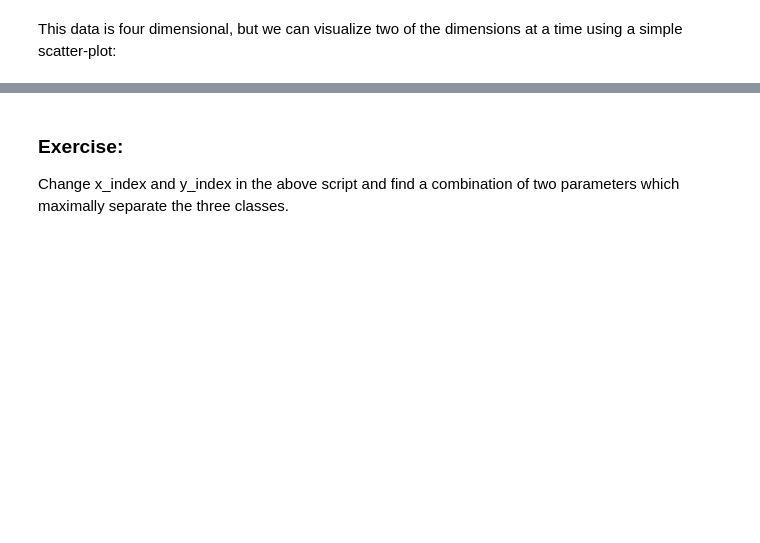
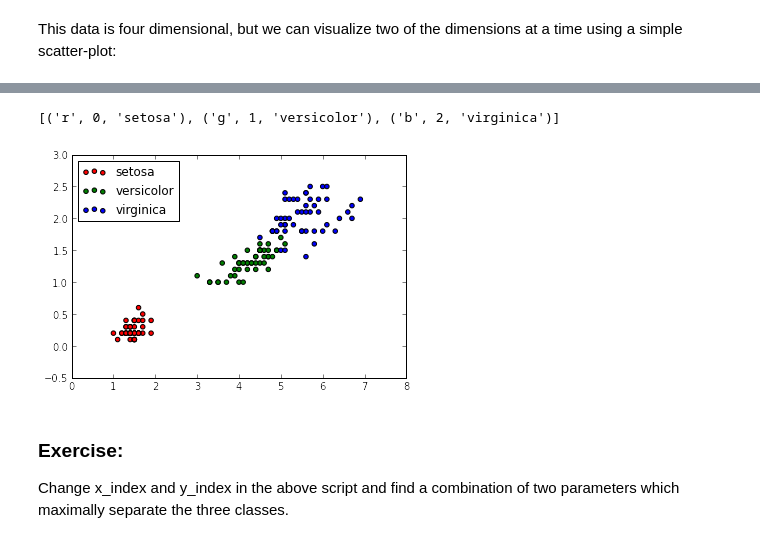
Before and after one commit to HolgerKunz/machine_learning_cca1, a Jupyter notebook: Module0.ipynb, the cells around one changed output, grey strips where cells are left out. Cells and saved outputs as stored; diff of their text form; code cells hidden in the pictures; blank space fills up the shorter version.

```diff
--- a/Module0.ipynb
+++ b/Module0.ipynb
@@ -702,3 +709,19 @@ plt.ylabel('Petal width')
+# %%
+%matplotlib inline
+
+# Plot the data points
+#plt.scatter(iris.data[:, 2], iris.data[:, 3], c=iris.target)
+#plt.xlabel('Petal length')
+#plt.ylabel('Petal width')
+#plt.show()
+
+for c, i, iris.target_name in zip(["red","green","blue"], [0,1,2], iris.target_names):
+    plt.scatter(X[iris.target == i, 2], X[iris.target == i, 3], c=c, label=iris.target_name)
+plt.legend(loc='upper left')
+plt.show()
+# %% [output]
+[('r', 0, 'setosa'), ('g', 1, 'versicolor'), ('b', 2, 'virginica')]
+[figure, added]
 # %% [markdown]
 ### Exercise:
 
```
Also changed, not shown: parts of 35 cells of this notebook, 23 other files.
